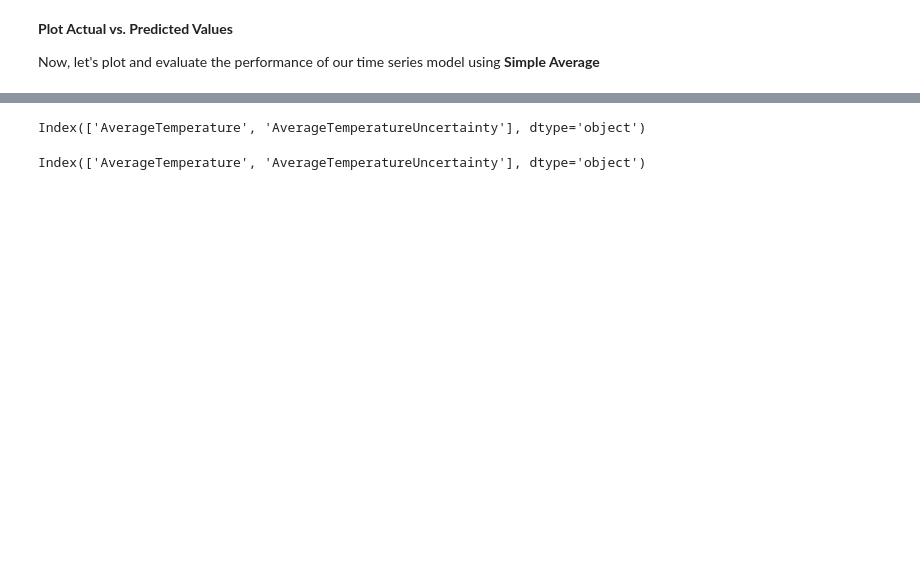
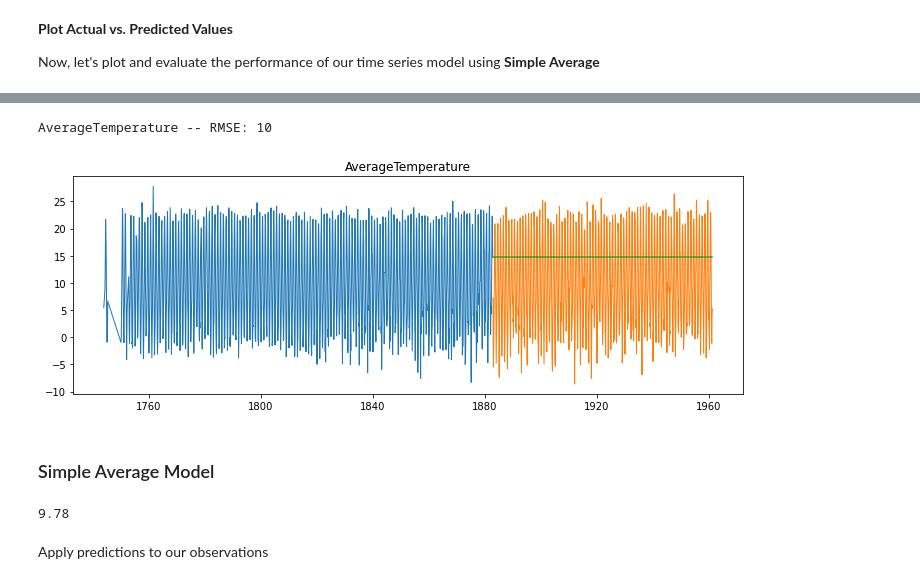
Before and after one commit to LinhQuach13/time-series-exercises, a Jupyter notebook: MajorCityTemps.ipynb, the cells around one changed output, grey strips where cells are left out. Saved outputs shown, nothing was run; the diff lists cells and outputs as text; code cells hidden in the pictures; blank space fills up the shorter version.

```diff
--- a/MajorCityTemps.ipynb
+++ b/MajorCityTemps.ipynb
@@ -332,18 +358,3 @@ yhat_df.describe()
-# %%
-def plot_and_eval(target_var):
-    '''
-    This function takes in the target var name (string), and returns a plot
-    of the values of train for that variable, validate, and the predicted values from yhat_df.
-    it will als lable the rmse.
-    '''
-    plt.figure(figsize = (12,4))
-    plt.plot(train[target_var], label='Train', linewidth=1)
-    plt.plot(validate[target_var], label='Validate', linewidth=1)
-    plt.plot(yhat_df[target_var])
-    plt.title(target_var)
-    rmse = evaluate(target_var)
-    print(target_var, '-- RMSE: {:.0f}'.format(rmse))
-    plt.show()
 # %% [markdown]
 **Plot Actual vs. Predicted Values**
 
@@ -361,8 +362,11 @@ dtype: object
-# %%
-validate.columns
-# %% [output]
-Index(['AverageTemperature', 'AverageTemperatureUncertainty'], dtype='object')
-# %%
-test.columns
-# %% [output]
-Index(['AverageTemperature', 'AverageTemperatureUncertainty'], dtype='object')
+# %%
+#Creating Evaluate function
+def evaluate(yhat_df, target_var):
+    '''
+    This function will take the actual values of the target_var from validate,
+    and the predicted values stored in yhat_df,
+    and compute the rmse, rounding to 0 decimal places.
+    it will return the rmse.
+    '''
+    rmse = round(sqrt(mean_squared_error(validate[target_var], yhat_df[target_var])), 0)
+    return rmse
@@ -369,2 +376,32 @@ Index(['AverageTemperature', 'AverageTemperatureUncertainty'], dtype='object')
+# %%
+# Creating plot_and_eval function
+def plot_and_eval(yhat_df, target_var):
+    '''
+    This function takes in the target var name (string), and returns a plot
+    of the values of train for that variable, validate, and the predicted values from yhat_df.
+    it will als lable the rmse.
+    '''
+    plt.figure(figsize = (12,4))
+    plt.plot(train[target_var], label='Train', linewidth=1)
+    plt.plot(validate[target_var], label='Validate', linewidth=1)
+    plt.plot(yhat_df[target_var])
+    plt.title(target_var)
+    rmse = evaluate(yhat_df, target_var)
+    print(target_var, '-- RMSE: {:.0f}'.format(rmse))
+    plt.show()
 # %%
-# plot_and_eval(train.AverageTemperature)
+#Visualize it
+plot_and_eval(yhat_df_lov, 'AverageTemperature')
+# %% [output]
+AverageTemperature -- RMSE: 10
+[figure, added]
+# %% [markdown]
+### Simple Average Model
+# %%
+# Temp: establishing the value of the prediction we will make
+temp_sa = round(train['AverageTemperature'].mean(), 2)
+temp_sa
+# %% [output]
+9.78
+# %% [markdown]
+Apply predictions to our observations
```
Also changed, not shown: parts of 35 cells of this notebook.
